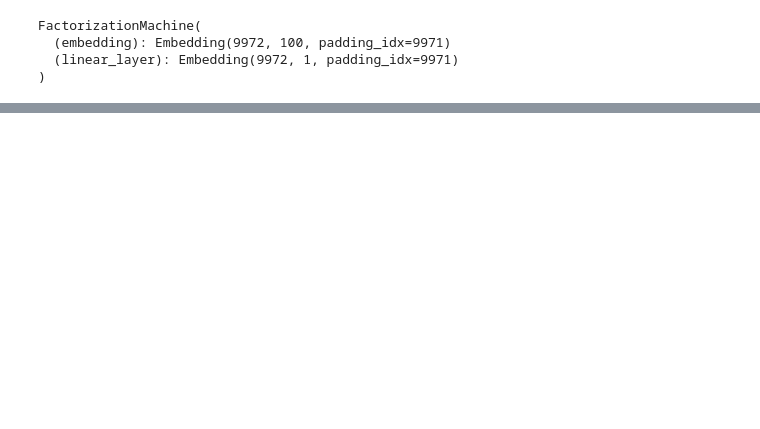
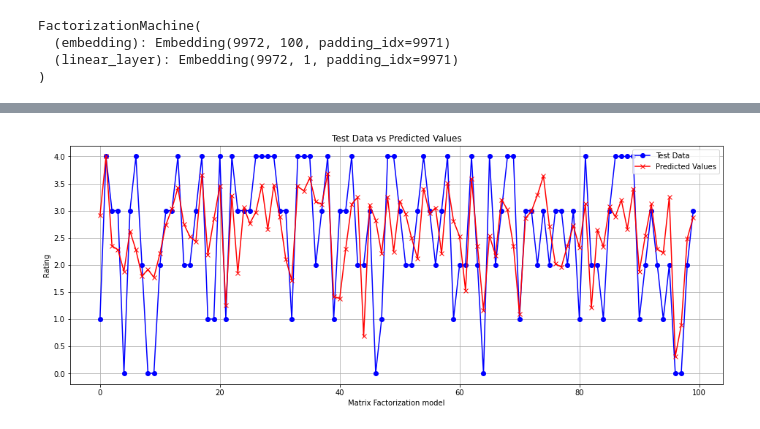
Before and after one commit to tuongmai/mldm-movielens-1m, a Jupyter notebook: factorization_machine_ml_1m.ipynb, the cells around one changed output, grey strips where cells are left out. Drawn from its saved outputs; the diff is of its cells as text; code cells hidden in the pictures; blank space fills up the shorter version.

Commit message:
update fm model

```diff
--- a/factorization_machine_ml_1m.ipynb
+++ b/factorization_machine_ml_1m.ipynb
@@ -264,7 +265,7 @@ logger = TensorBoardLogger(
 )
 
 model = FactorizationMachine(num_inputs=total_inputs, num_factors=n_factors)
-trainer = pl.Trainer(accelerator='cpu', max_epochs=100, logger=logger)
+trainer = pl.Trainer(accelerator='cpu', max_epochs=40, logger=logger)
 
 trainer.fit(model, train_dataloader, validation_dataloader)
 # %% [output]
@@ -359,0 +361,27 @@ ax = sns.scatterplot(x="x", y="y", hue='genre',data=movie_df)
+# %%
+#visualize test result
+pred_tmp = []
+actual_tmp = []
+with torch.no_grad():
+    for feature, rating in validation_dataloader:
+        pred = model(feature)
+        pred_tmp.append(pred.cpu().numpy() + 2)
+        actual_tmp.append(rating.cpu().numpy() + 2)
+# %%
+actual = actual_tmp[0][:100]
+predictions = pred_tmp[0][:100]
+# %%
+x_point = range(0, 100)
+plt.figure(figsize=(16, 6))
+# Plotting test data
+plt.plot(x_point, actual, marker='o', color='blue', label='Test Data')
+# Plotting predicted values
+plt.plot(x_point, predictions, marker='x', color='red', label='Predicted Values')
+plt.xlabel('Matrix Factorization model')
+plt.ylabel('Rating')
+plt.title('Test Data vs Predicted Values')
+plt.legend()
+plt.grid(True)
+plt.show()
+# %% [output]
+[figure, added]
```
Also changed, not shown: parts of 9 cells of this notebook, 7 other files.
